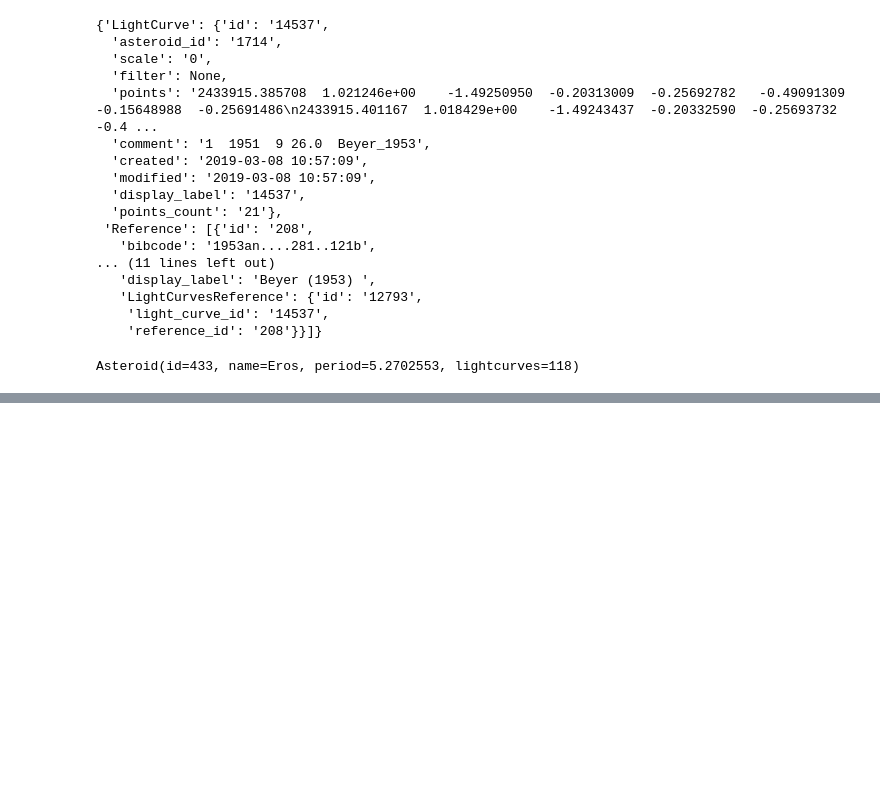
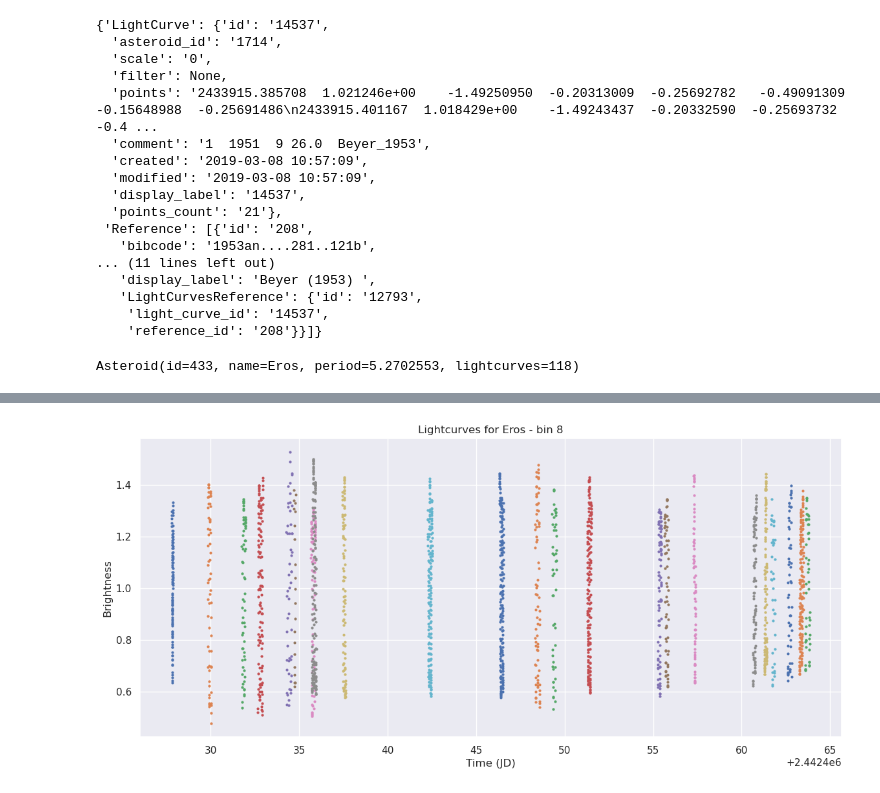
Before and after one commit to Vosloo/asteroid-lightcurves, a Jupyter notebook: EDA.ipynb, the cells around one changed output, grey strips where cells are left out. Saved outputs shown, nothing was run; the diff lists cells and outputs as text; code cells hidden in the pictures; blank space fills up the shorter version.

```diff
--- a/EDA.ipynb
+++ b/EDA.ipynb
@@ -177,0 +115,11 @@ plt.show()
+# %%
+for _bin in bins:
+    first = None
+    for lc in _bin:
+        if first is None:
+            first = lc.first_JD
+
+        print(f"{lc.first_JD:.2f} - {lc.last_JD:.2f} ({lc.last_JD - lc.first_JD:.2f})")
+
+    print(lc.last_JD - first)
+    print()
@@ -177,0 +144,18 @@ plt.show()
+# %%
+SELECTED_BIN = np.argmax([len(_bin) for _bin in bins])
+selected_bin = bins[SELECTED_BIN]
+for ind, lc in enumerate(selected_bin):
+    times = []
+    brightness = []
+    for points in lc.points:
+        times.append(points.JD)
+        brightness.append(points.brightness)
+
+    plt.scatter(times, brightness, s=4)
+
+plt.title(f"Lightcurves for {asteroid_name} - bin {SELECTED_BIN}")
+plt.xlabel("Time (JD)")
+plt.ylabel("Brightness")
+plt.show()
+# %% [output]
+[figure, added]
```
Also changed, not shown: parts of 33 cells of this notebook, 5 other files.
